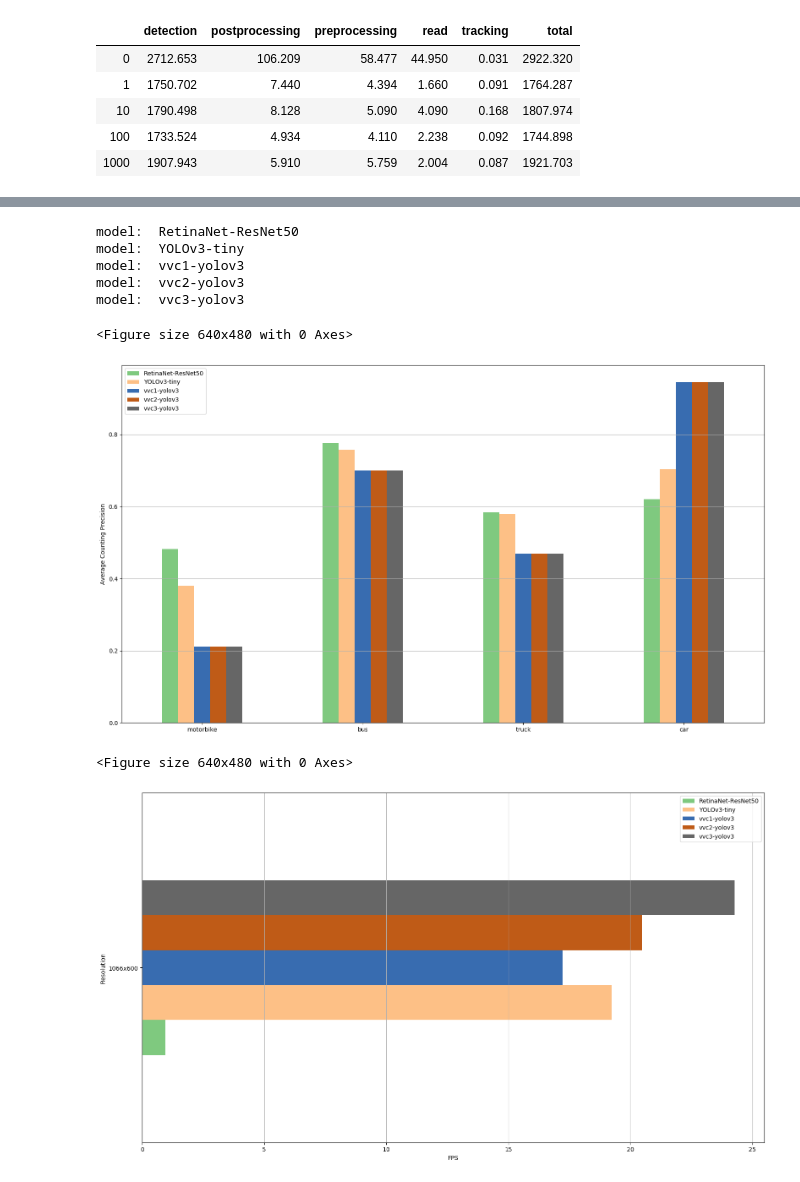
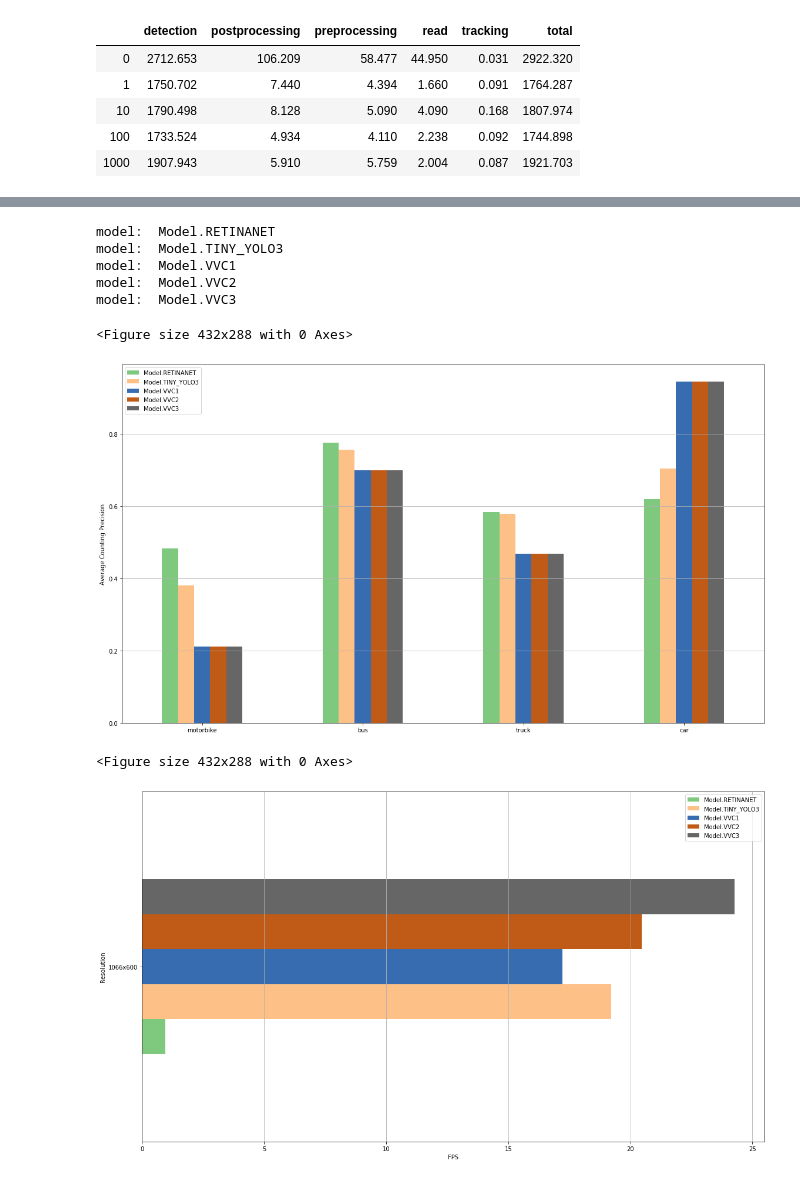
Before and after one commit to vvc-unal/vvc, a Jupyter notebook: notebooks/Results.ipynb, the cells around one changed output, grey strips where cells are left out. Drawn from its saved outputs; the diff is of its cells as text; code cells hidden in the pictures.

```diff
--- a/notebooks/Results.ipynb
+++ b/notebooks/Results.ipynb
@@ -274,7 +275,7 @@ def compare_models(test_df, models):
     for model in models:
         print('model: ', model)
         experiment_folder = os.path.join(config.base_folder, 'Videos', 'vvc', video_name)
-        experiment_file = os.path.join(experiment_folder, model + '.mp4.json')
+        experiment_file = os.path.join(experiment_folder, model.value + '.mp4.json')
 
         experiment, times = vvc_to_df(experiment_file)
 
@@ -306,7 +307,7 @@ def compare_models(test_df, models):
 
 # dispay
 test = counts_cvat_to_df(test_file)
-models = detector.basic_models
+models = object_detection.basic_models
 
 avg_precision, avg_time, avg_fps, avg_p = compare_models(test, models)
 
@@ -368,6 +370,5 @@ def plot_avg_precision(avg_precision, prefix='basic', cmap=plt.cm.tab10):
     #fig.savefig('./img/{}avg_precision.tif', dpi=300)
 
 
-mpl.style.use('default')
 plot_avg_precision(avg_precision)
 # %% [output]
@@ -415,24 +416,22 @@ plot_avg_fps(avg_fps)
 # %%
-import matplotlib as mpl
-
-custom_models = [best_precision_model, best_balance_model] + detector.vvc_models
+custom_models = [best_precision_model, best_balance_model] + object_detection.vvc_models
 
 avg_precision, avg_time, avg_fps, avg_p = compare_models(test, custom_models)
 
 prefix = 'custom'
 
 cmap = plt.cm.Accent
 
 plot_avg_precision(avg_precision, prefix, cmap)
 #plot_avg_time(avg_time, prefix)
 plot_avg_fps(avg_fps, prefix, cmap)
 # %% [output]
-model:  RetinaNet-ResNet50
-model:  YOLOv3-tiny
-model:  vvc1-yolov3
-model:  vvc2-yolov3
-model:  vvc3-yolov3
+model:  Model.RETINANET
+model:  Model.TINY_YOLO3
+model:  Model.VVC1
+model:  Model.VVC2
+model:  Model.VVC3
-<Figure size 640x480 with 0 Axes>
+<Figure size 432x288 with 0 Axes>
-[figure, old version]
+[figure, new version]
-<Figure size 640x480 with 0 Axes>
+<Figure size 432x288 with 0 Axes>
-[figure, old version]
+[figure, new version]
```
Also changed, not shown: parts of 7 cells of this notebook, 2 other files.
